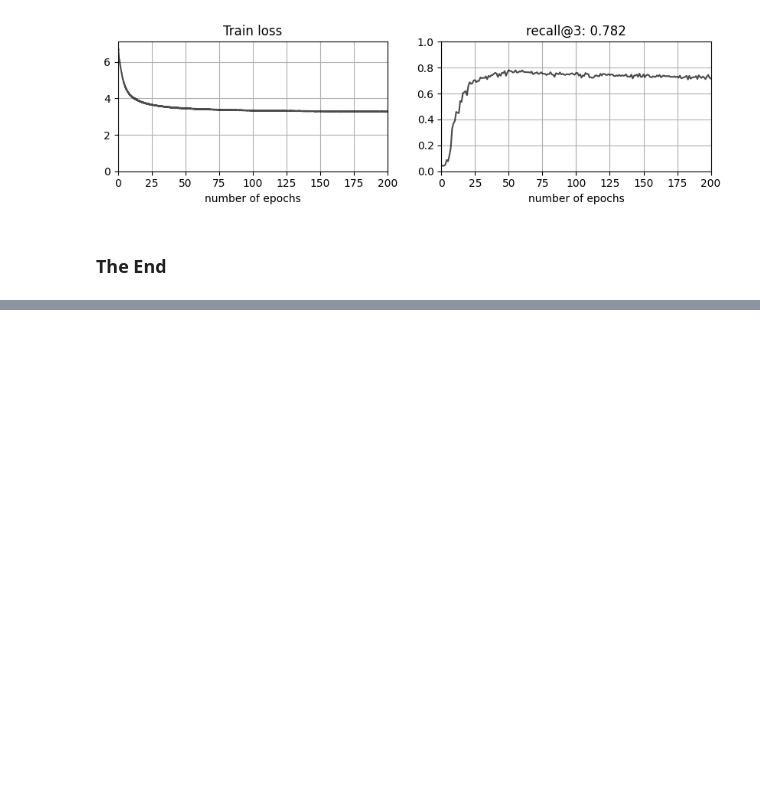
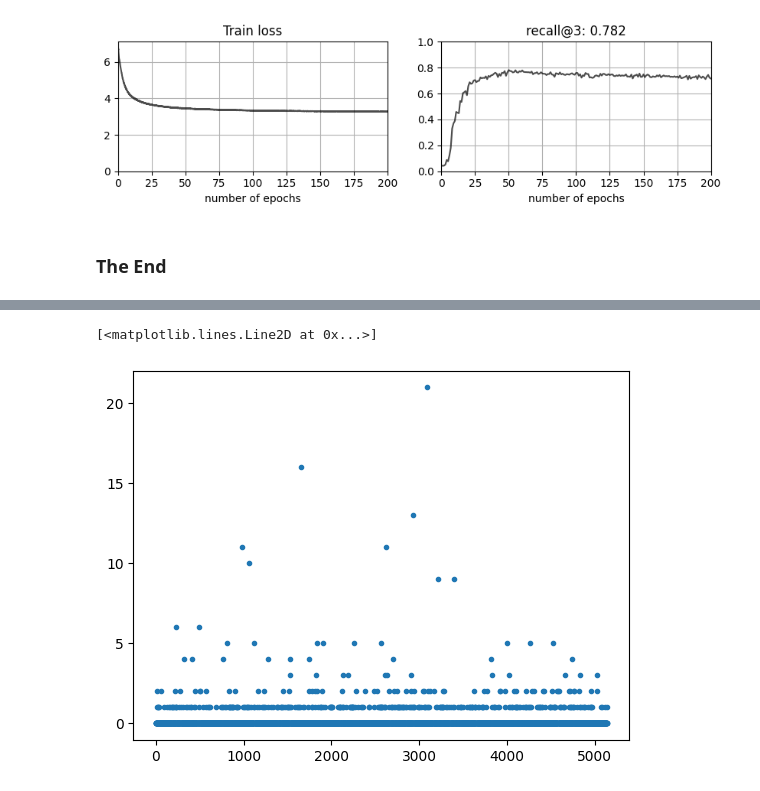
Before and after one commit to ozkansafak/twotowers, a Jupyter notebook: train.ipynb, the cells around one changed output, grey strips where cells are left out. Cells and saved outputs as stored; diff of their text form; code cells hidden in the pictures; blank space fills up the shorter version.

```diff
--- a/train.ipynb
+++ b/train.ipynb
@@ -158,10 +161,2 @@ os.system('cd utils && python3 utils_infer.py')
 # %% [markdown]
 ### The End
-# %%
-# Load queries, ids_toys, ids_present
-with open('output/raw_queries.pkl', 'rb') as file:
-    queries, _, _ = pickle.load(file)
-
-with open('output/ids_toys.pkl', 'rb') as file:
-    ids_toys = pickle.load(file)
-    ids_present = [_id for _id in ids_toys if _id in query_embeddings]
@@ -175,0 +163,30 @@ queries[ids_present[idx_test[0]]]
+# %%
+import faiss, numpy as np, pickle, json
+with open('output/qb_xb_output.pkl', 'rb') as file:
+    (qb_output, xb_output) = pickle.load(file)
+
+# Train the faiss index (Voronai cells + product quantizer)
+d = qb_output.shape[1]
+nlist = 50  # number of Voronai cells
+quantizer = faiss.IndexFlatL2(d)
+index = faiss.IndexIVFFlat(quantizer, d, nlist)
+
+index.train(xb_output)
+index.add(xb_output)  # add vectors to the index
+# %%
+idx = []
+ranks = []
+dissatisfaction_report = [] # rank returns None which means, the correct xb is not in top 100
+for q in range(len(qb_output)):
+    k = 100  # capture 4 nearest neighbors
+    D, I = index.search(qb_output[q:q+1], k=k)
+    rank = np.argwhere(I[0] == q)
+    rank = rank[0][0] if len(rank) > 0 else None
+    idx.append(I[0])
+    ranks.append(rank)
+    if rank is not None and rank > 0:
+        print(rank)
+    if rank is None:
+        dissatisfaction_report.append(q)
+
+print(len(dissatisfaction_report))
@@ -175,0 +211,6 @@ queries[ids_present[idx_test[0]]]
+# %%
+import matplotlib.pylab as plt
+plt.plot(ranks, '.')
+# %% [output]
+[<matplotlib.lines.Line2D at 0x...>]
+[figure, added]
```
Also changed, not shown: parts of 7 cells of this notebook, 1 other file.
